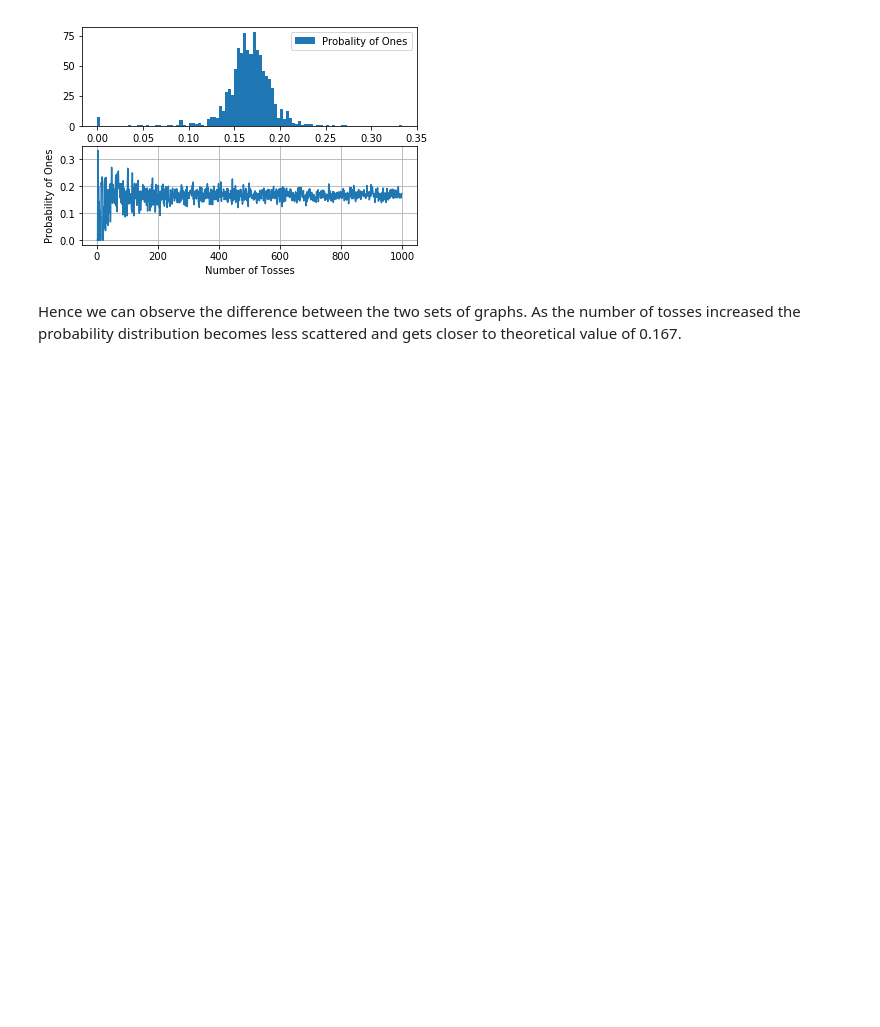
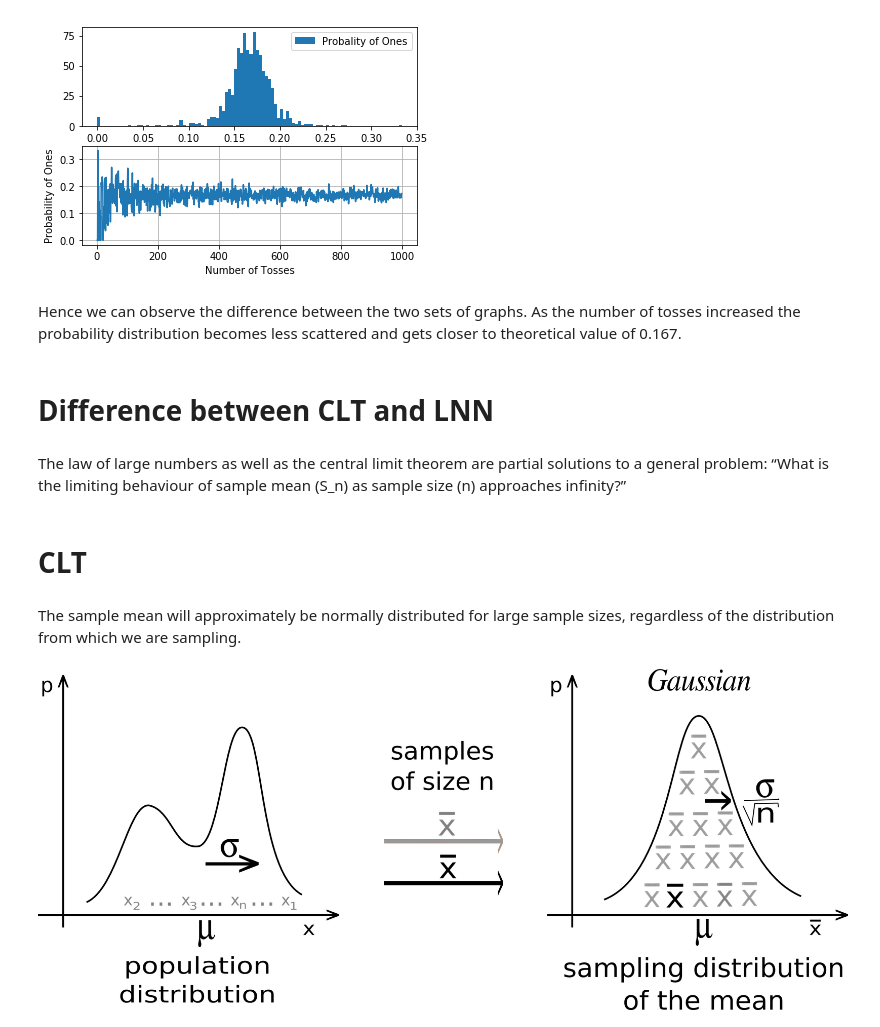
Before and after one commit to PetalsOnWind/Statistics-and-Econometrics-for-Data-Science, a Jupyter notebook: notebooks/LNN.ipynb, the cells around one changed output. Cells and saved outputs as stored; diff of their text form; code cells hidden in the pictures; blank space fills up the shorter version.

Commit message:
Added differnce between CLT and LNN

```diff
--- a/notebooks/LNN.ipynb
+++ b/notebooks/LNN.ipynb
@@ -90,3 +90,17 @@ plt.show()
 [figure]
 # %% [markdown]
 Hence we can observe the difference between the two sets of graphs. As the number of tosses increased the probability distribution becomes less scattered and gets closer to theoretical value of 0.167.
+# %% [markdown]
+#  Difference between CLT and LNN
+# %% [markdown]
+The law of large numbers as well as the central limit theorem are partial solutions to a general problem: “What is the limiting behaviour of sample mean (S_n) as sample size (n) approaches infinity?”
+# %% [markdown]
+# CLT
+# %% [markdown]
+
+The sample mean will approximately be normally distributed for large sample sizes, regardless of the distribution from which we are sampling.
+# %%
+from IPython.display import Image
+Image("C:/Users/pksds/Desktop/IllustrationCentralTheorem2.png")
+# %% [output]
+[figure, added]
```
Also changed, not shown: parts of 11 cells of this notebook.
